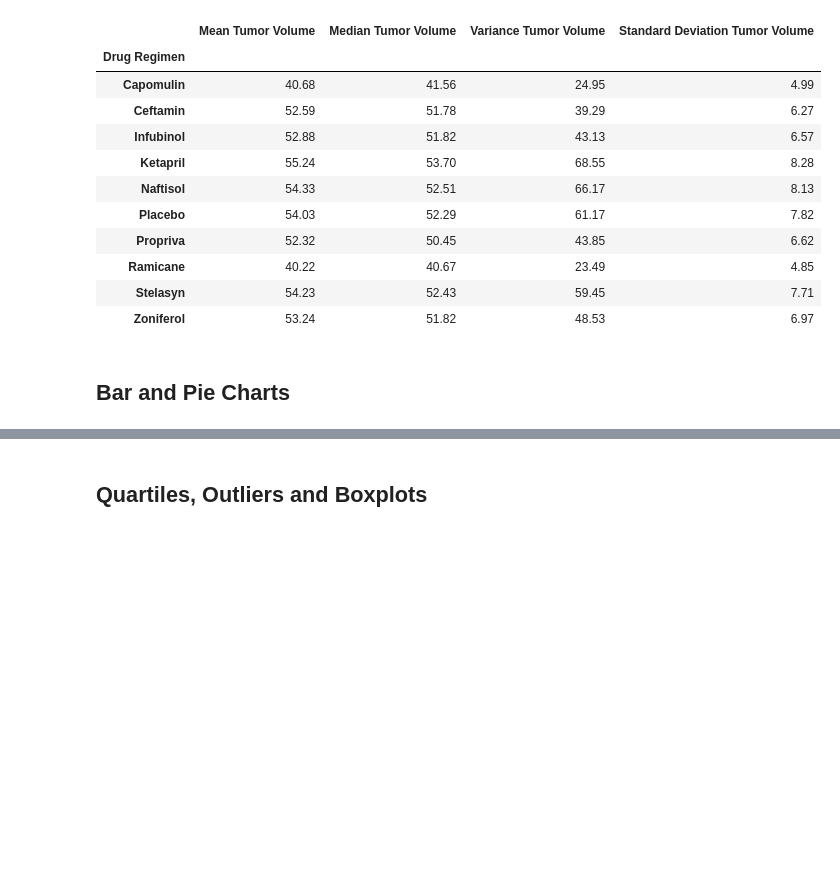
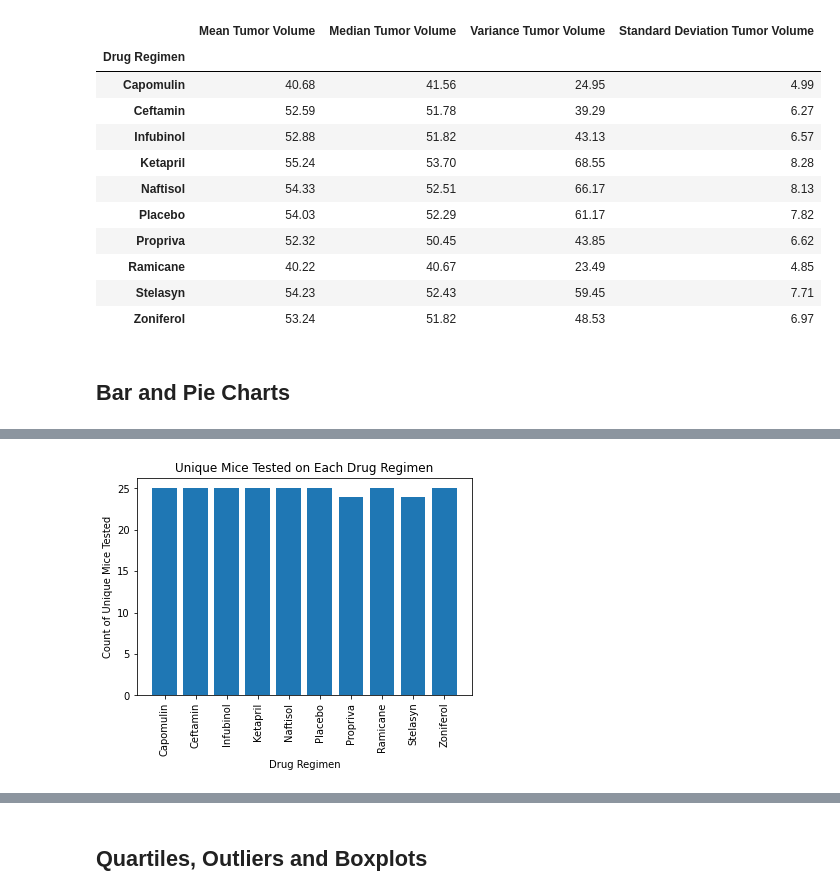
Before and after one commit to khutula/matplotlib-challenge, a Jupyter notebook: pymaceuticals_starter.ipynb, the cells around one changed output, grey strips where cells are left out. Saved outputs shown, nothing was run; the diff lists cells and outputs as text; code cells hidden in the pictures; blank space fills up the shorter version.

```diff
--- a/pymaceuticals_starter.ipynb
+++ b/pymaceuticals_starter.ipynb
@@ -159,4 +164,13 @@ simple_summary_stats_df
 # %%
 # Generate a bar plot showing the total number of unique mice tested on each drug regimen using pyplot.
+x_axis = [x for x in clean_results["Drug Regimen"].sort_values().unique()]
+plt.bar(x_axis, unique_mice_counts)
+plt.xlabel("Drug Regimen")
+plt.ylabel("Count of Unique Mice Tested")
+plt.title("Unique Mice Tested on Each Drug Regimen")
+plt.xticks(rotation=90)
+plt.show()
+# %% [output]
+[figure, added]
 # %%
 # Generate a pie plot showing the distribution of female versus male mice using pandas
```
Also changed, not shown: parts of 3 cells of this notebook.
